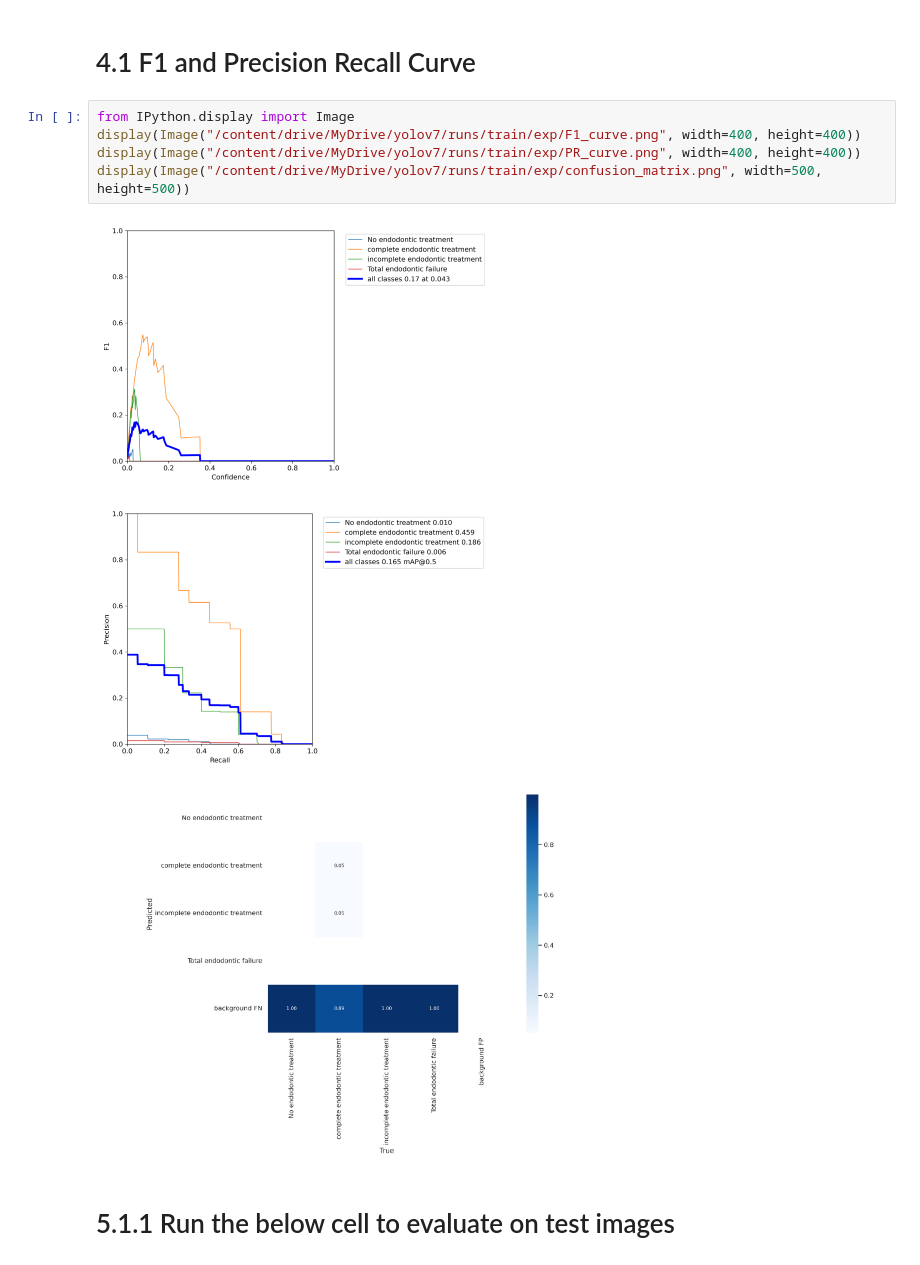
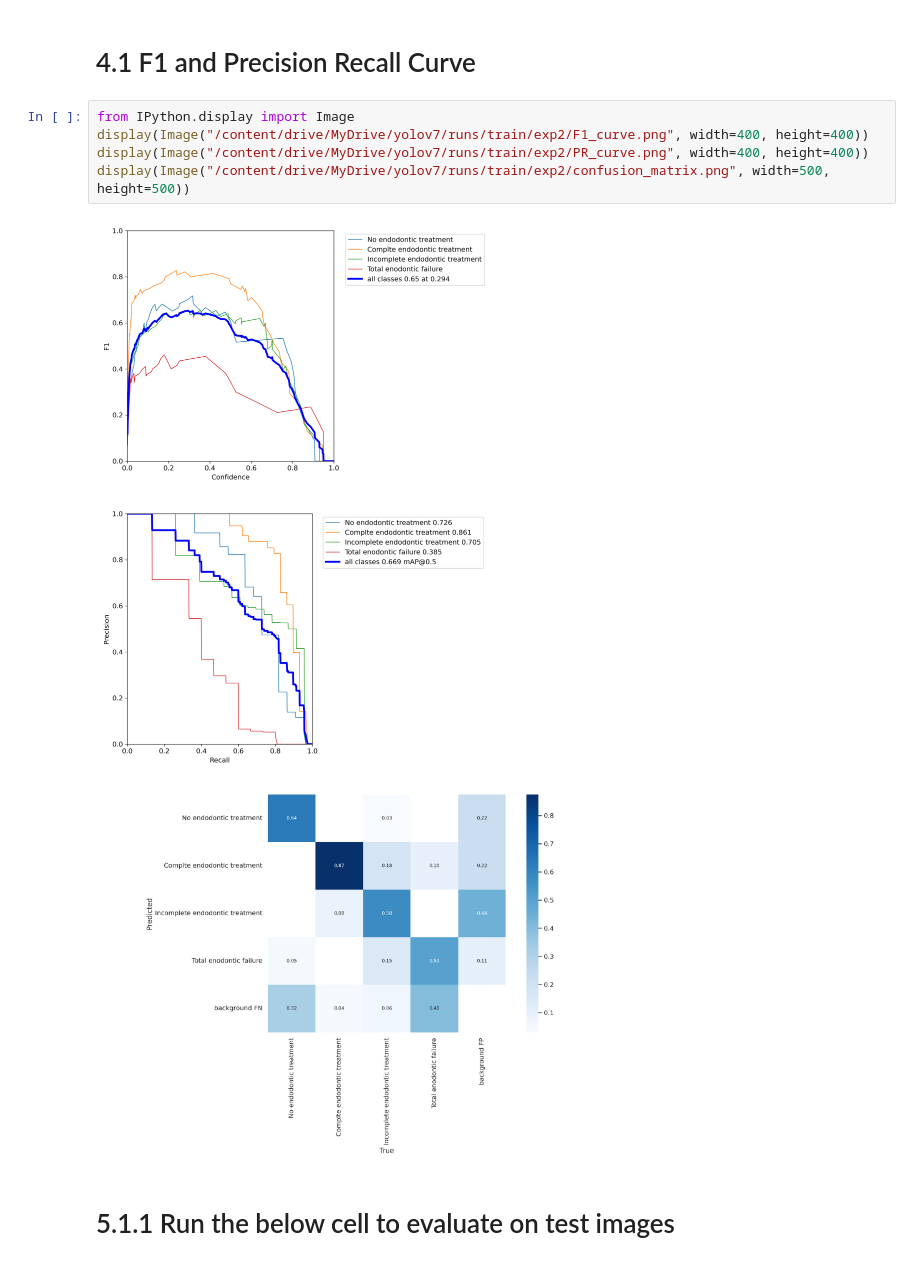
Before and after one commit to RezuanChowdhuryRifat/Bad-root-canal-detection, a Jupyter notebook: Models/YOLOv7_training.ipynb, the cells around one changed output. Drawn from its saved outputs; the diff is of its cells as text.

```diff
--- a/Models/YOLOv7_training.ipynb
+++ b/Models/YOLOv7_training.ipynb
@@ -413,13 +221,13 @@ Results saved to runs/test/yolov7_val8
 # 4.1 F1 and Precision Recall Curve
 # %%
 from IPython.display import Image
-display(Image("/content/drive/MyDrive/yolov7/runs/train/exp/F1_curve.png", width=400, height=400))
-display(Image("/content/drive/MyDrive/yolov7/runs/train/exp/PR_curve.png", width=400, height=400))
-display(Image("/content/drive/MyDrive/yolov7/runs/train/exp/confusion_matrix.png", width=500, height=500))
+display(Image("/content/drive/MyDrive/yolov7/runs/train/exp2/F1_curve.png", width=400, height=400))
+display(Image("/content/drive/MyDrive/yolov7/runs/train/exp2/PR_curve.png", width=400, height=400))
+display(Image("/content/drive/MyDrive/yolov7/runs/train/exp2/confusion_matrix.png", width=500, height=500))
 # %% [output]
-[figure, old version]
+[figure, new version]
-[figure, old version]
+[figure, new version]
-[figure, old version]
+[figure, new version]
 # %% [markdown]
 # 5.1.1 Run the below cell to evaluate on test images
 # %%
```
Also changed, not shown: parts of 30 cells of this notebook.
